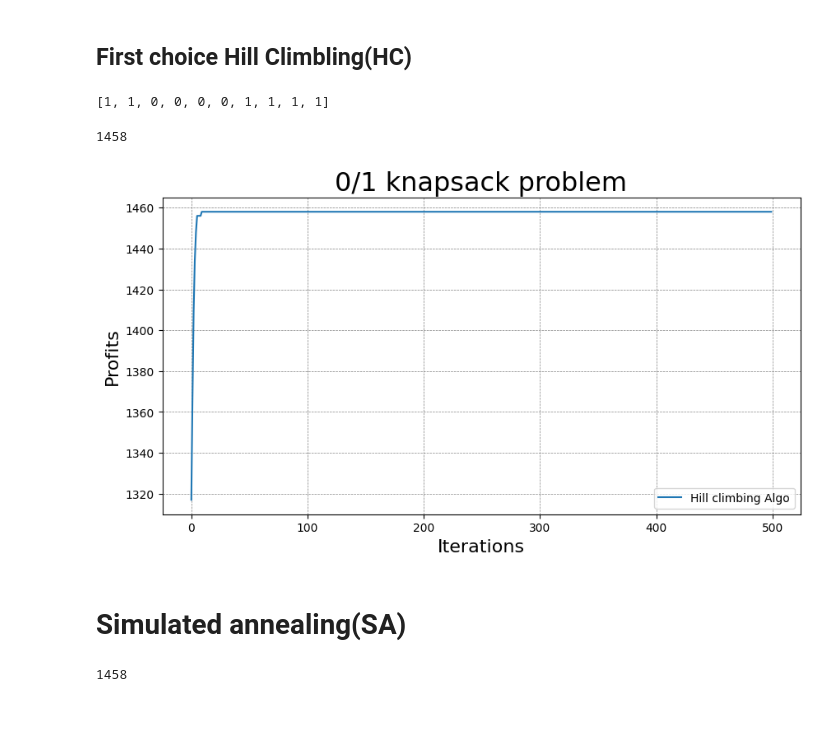
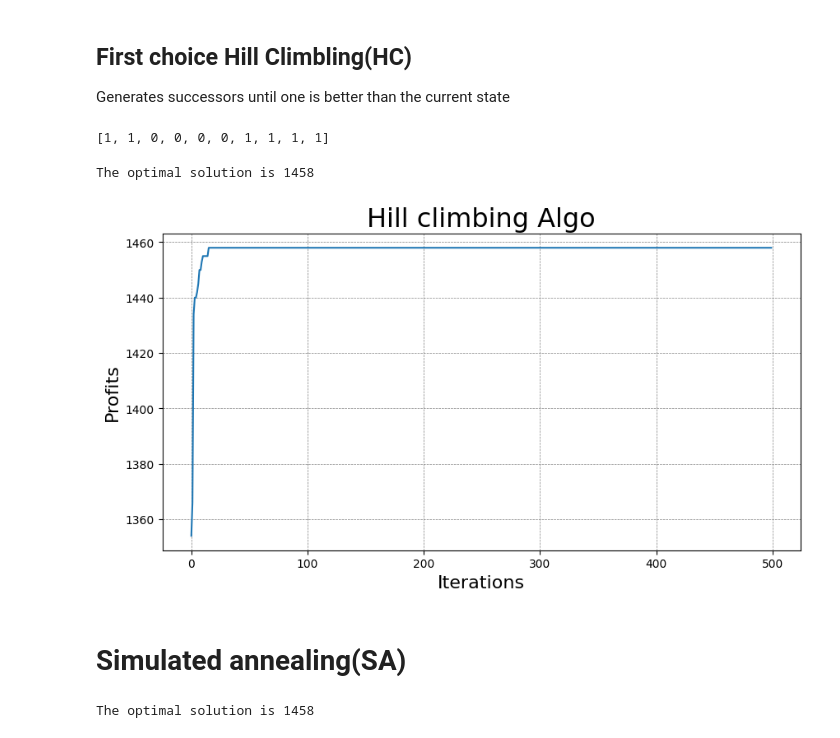
Before and after one commit to sc0210/AWINLAB_hw, a Jupyter notebook: Meta_heuristic Algorithm/01-knapstack.ipynb, the cells around one changed output. Cells and saved outputs as stored; diff of their text form; code cells hidden in the pictures.

```diff
--- a/Meta_heuristic Algorithm/01-knapstack.ipynb
+++ b/Meta_heuristic Algorithm/01-knapstack.ipynb
@@ -58,5 +68,7 @@ Wall time: 2.86 µs
 # %% [markdown]
 ## First choice Hill Climbling(HC)
+
+Generates successors until one is better than the current state
 # %%
  # Define translation from decimal to binary
 def dec_to_bin(dec_num, digits):
@@ -84,8 +96,6 @@ dec_to_bin(783,10)
 # %% [output]
 [1, 1, 0, 0, 0, 0, 1, 1, 1, 1]
 # %%
-import random
-
 # Define the fitness function that returns the total value of a given solution
 def fitness(solution):
     # Initialize the variable
@@ -129,14 +139,8 @@ def hill_climbing():
         else:
             return current_solution, current_fitness
 
-best_solution, best_fitness = hill_climbing()
-
-# Print the results
-# print("Best Solution:", best_solution)
-# print("Best Fitness:", best_fitness)
-
-# Define the loop iterates apply HC algo.
-def HC_loop(iterate):
+# Define the loop iterates apply Hill climbing (HC) algo.
+def HC_loop(iteration):
     condition = True # Flag for while-loop
     hc_results = [] # Store each iterateion result
     idx, best_fitness = 0, 0 # Temporary variables
@@ -144,14 +148,14 @@ def HC_loop(iterate):
         # First iterative of HC
         _ , current_fitness = hill_climbing()
 
-        # Find optimonal solution, either equal or greater than the previous one
+        # Find optimal solution, either equal or greater than the previous one
         if current_fitness >= best_fitness:
             hc_results.append(current_fitness)
             best_fitness = current_fitness
             idx += 1
 
         # 500 iterations
-        if idx == iterate:
+        if idx == iteration:
             condition = False
             return hc_results, best_fitness
 # %%
@@ -160,26 +164,24 @@ iterate = 500
 
 # Hill climbing algo. for 500 iterations, return the process in earch iteration & coverangce solution
 hc_results, best_fiteness = HC_loop(iterate)
-best_fiteness
+print(f'\nThe optimal solution is {best_fiteness}')
 # %% [output]
-1458
+The optimal solution is 1458
 # %%
-import matplotlib.pyplot as plt
-
+# Plot the result of every iterations
 plt.figure(figsize=(10, 5))
 plt.grid(color = 'gray', linestyle = '--', linewidth = 0.5)
 
 plt.xlabel('Iterations', size='16')
 plt.ylabel('Profits', size='16')
-plt.title('0/1 knapsack problem',size='23')
+plt.title('Hill climbing Algo',size='23')
 
-plt.plot(hc_results, label='Hill climbing Algo')
-plt.legend(loc='lower right')
+plt.plot(hc_results)
 plt.savefig('./01_knapsack_HC.png')
 
 plt.show()
 # %% [output]
-[figure, old version]
+[figure, new version]
 # %% [markdown]
 # Simulated annealing(SA)
 # %%
@@ -265,6 +258,6 @@ iterate=500
 
 # Stimulated annealing algo. for 500 iterations, return the process in earch iteration & coverangce solution
 sa_results, best_fiteness = SA_loop(iterate,max_iterations, initial_temperature, cooling_rate)
-best_fiteness
+print(f'\nThe optimal solution is {best_fiteness}')
 # %% [output]
-1458
+The optimal solution is 1458
```
Also changed, not shown: parts of 8 cells of this notebook, 4 other files.
